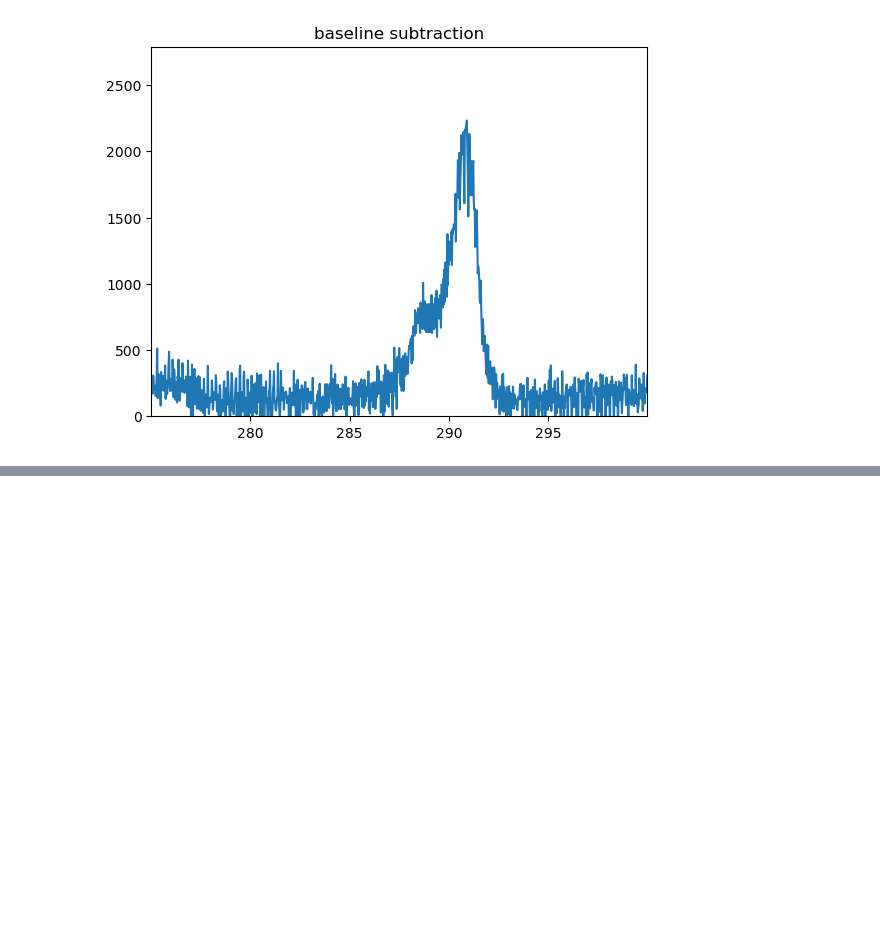
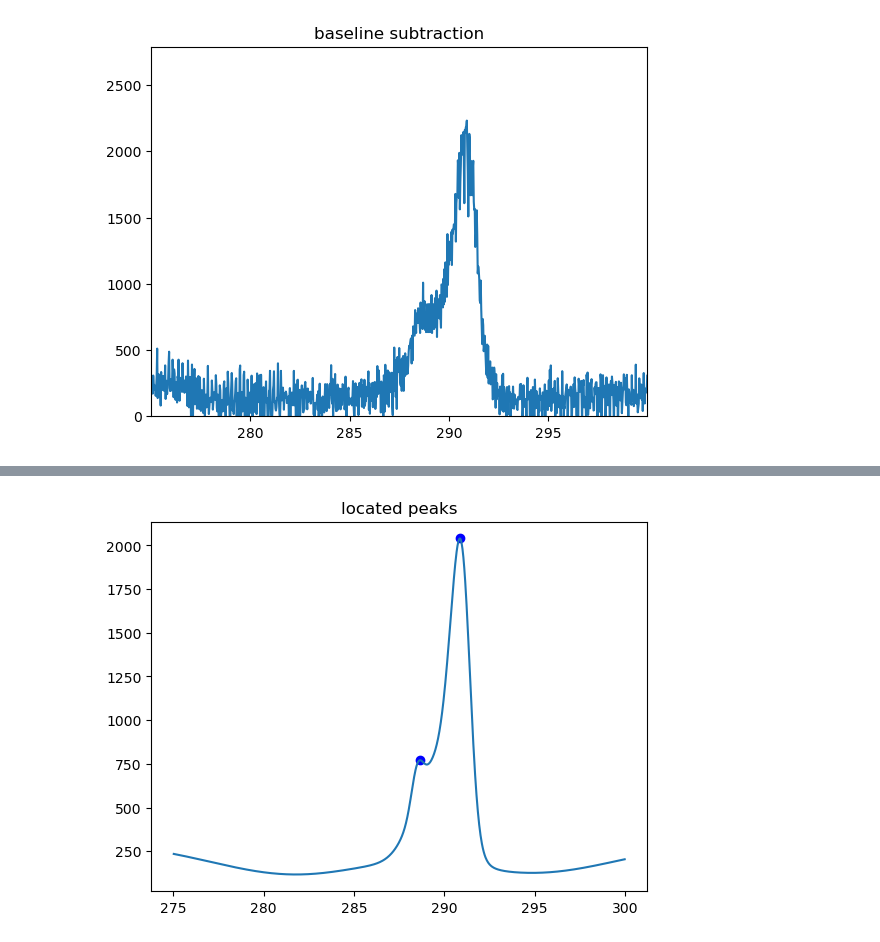
Before and after one commit to eridanirojas/2DTMD_ANML, a Jupyter notebook: raman_processing/XPStest.ipynb, the cells around one changed output, grey strips where cells are left out. Drawn from its saved outputs; the diff is of its cells as text; code cells hidden in the pictures; blank space fills up the shorter version.

```diff
--- a/raman_processing/XPStest.ipynb
+++ b/raman_processing/XPStest.ipynb
@@ -142,2 +105,6 @@ plot_xps(x,gy, mtl_name = "1s Carbon")
 # %%
 #Fitting this curve with two separate gaussians is coming up next
+# %%
+peaks = pks.identify_peaks(x, gy, 750, 50)
+# %% [output]
+[figure, added]
```
Also changed, not shown: parts of 16 cells of this notebook, 4 other files.
